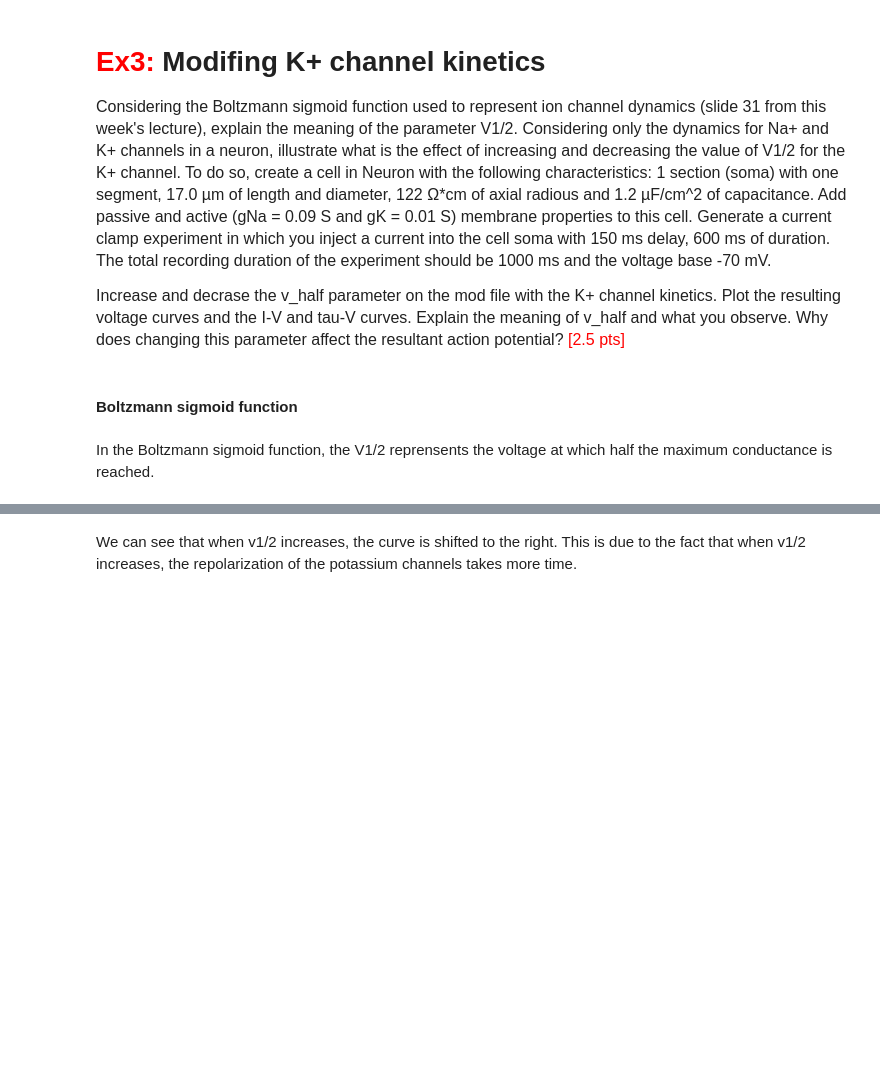
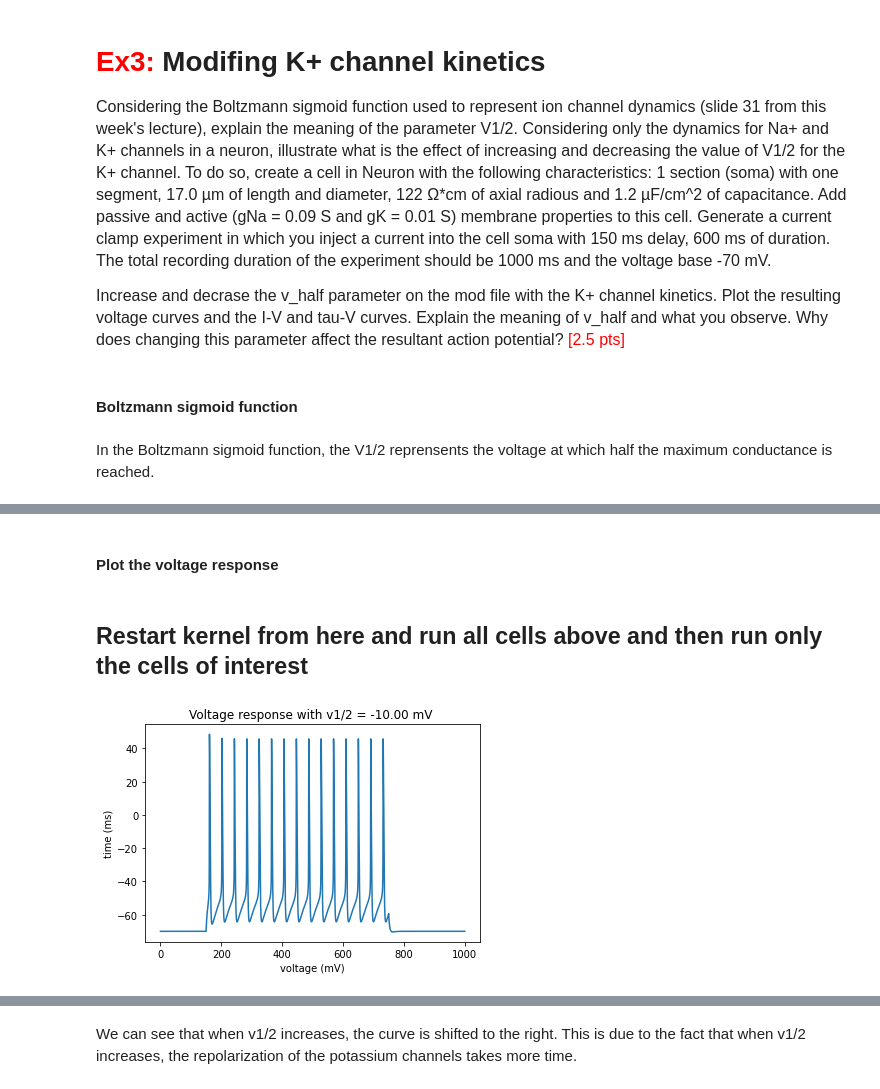
Before and after one commit to AlbrechtAlice/In-Silico-Neuroscience, a Jupyter notebook: Week3_HomeWork.ipynb, the cells around one changed output, grey strips where cells are left out. Saved outputs shown, nothing was run; the diff lists cells and outputs as text; code cells hidden in the pictures; blank space fills up the shorter version.

```diff
--- a/Week3_HomeWork.ipynb
+++ b/Week3_HomeWork.ipynb
@@ -361,5 +382,5 @@ In the Boltzmann sigmoid function, the V1/2 reprensents the voltage at which hal
 # %%
-def create_soma(v):
+def create_soma():
 
     # Create a section
     soma = h.Section()
@@ -392,7 +413,7 @@ def stimulate_soma(soma) :
 
     # Inject a current step into the soma
     stim = h.IClamp(soma(0.5)) # place a stimulation electrode in the middle of the soma
-    stim.amp = 0.028           # don't know which amplitude
+    stim.amp = 0.05
     stim.delay = 150            # stim delay (ms)
     stim.dur = 600             # stim duration (ms)
 
@@ -401,6 +422,7 @@ def stimulate_soma(soma) :
     # time vector
     rec_t = h.Vector()
     rec_t.record(h._ref_t)
+
     # membrame potential vector
     rec_v = h.Vector()
     rec_v.record(soma(0.5)._ref_v)
@@ -411,3 +433,20 @@ def stimulate_soma(soma) :
     rec_iK.record(soma(0.5)._ref_ik)
 
     return stim, rec_v, rec_t
+# %% [markdown]
+#### Plot the voltage response
+# %%
+def plot_voltage_response(vhalf) :
+
+    soma = create_soma()
+    stim, rec_v, rec_t = stimulate_soma(soma)
+
+    h.load_file('stdrun.hoc')
+    h.finitialize(-70)
+    h.continuerun(1000)
+
+
+    plt.xlabel('voltage (mV)')
+    plt.ylabel('time (ms)')
+    plt.plot(rec_t, rec_v)
+    plt.title(label = 'Voltage response with v1/2 = %.2f mV '%(vhalf))
@@ -413,0 +504,6 @@ def stimulate_soma(soma) :
+# %% [markdown]
+## Restart kernel from here and run all cells above and then run only the cells of interest
+# %%
+plot_voltage_response(-10)
+# %% [output]
+[figure, added]
```
Also changed, not shown: parts of 10 cells of this notebook.
